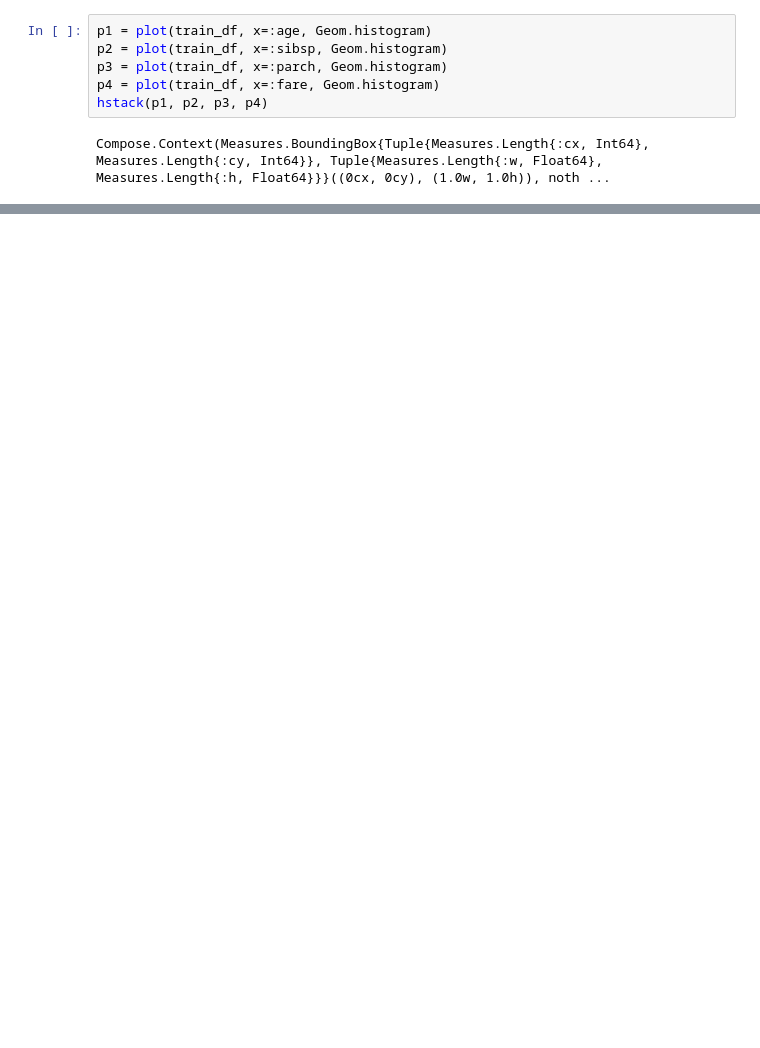
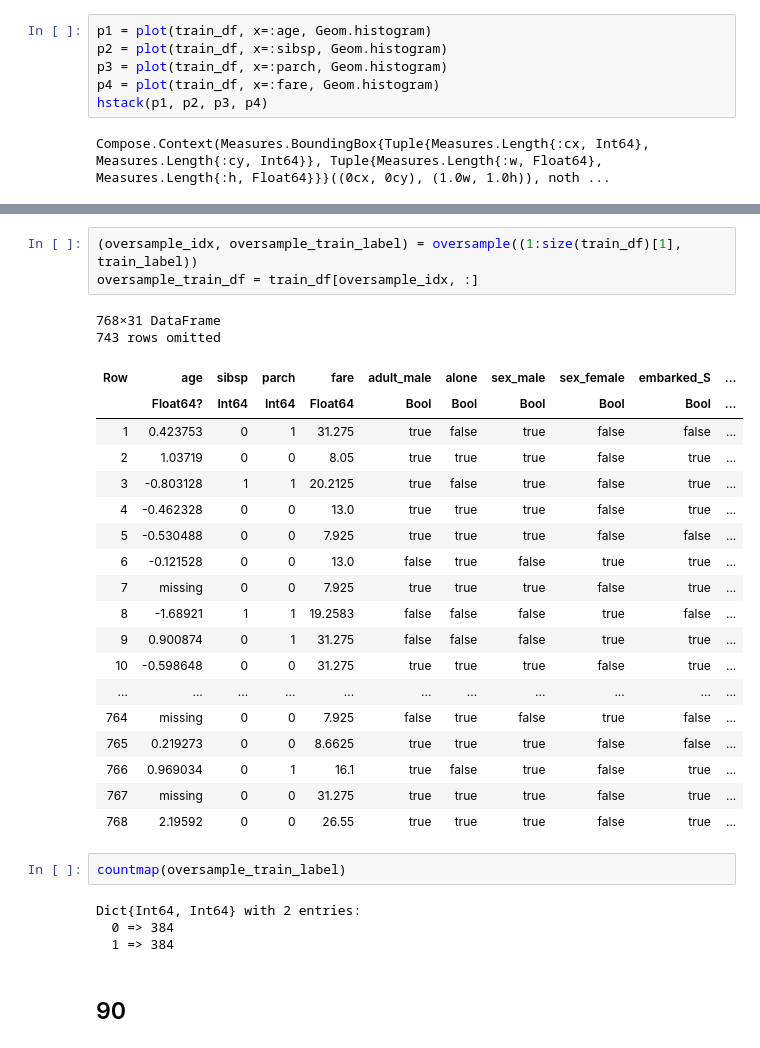
Before and after one commit to ktman-ktman/100knock-process-visualization, a Jupyter notebook: notebook/julia/chapter7.ipynb, the cells around one changed output, grey strips where cells are left out. Saved outputs shown, nothing was run; the diff lists cells and outputs as text; blank space fills up the shorter version.

```diff
--- a/notebook/julia/chapter7.ipynb
+++ b/notebook/julia/chapter7.ipynb
@@ -362,0 +553,32 @@ p1.layers
+# %%
+(oversample_idx, oversample_train_label) = oversample((1:size(train_df)[1], train_label))
+oversample_train_df = train_df[oversample_idx, :]
+# %% [output]
+768×31 DataFrame
+743 rows omitted
+| Row | age | sibsp | parch | fare | adult_male | alone | sex_male | sex_female | embarked_S | ... |
+|  | Float64? | Int64 | Int64 | Float64 | Bool | Bool | Bool | Bool | Bool | ... |
+| 1 | 0.423753 | 0 | 1 | 31.275 | true | false | true | false | false | ... |
+| 2 | 1.03719 | 0 | 0 | 8.05 | true | true | true | false | true | ... |
+| 3 | -0.803128 | 1 | 1 | 20.2125 | true | false | true | false | true | ... |
+| 4 | -0.462328 | 0 | 0 | 13.0 | true | true | true | false | true | ... |
+| 5 | -0.530488 | 0 | 0 | 7.925 | true | true | true | false | false | ... |
+| 6 | -0.121528 | 0 | 0 | 13.0 | false | true | false | true | true | ... |
+| 7 | missing | 0 | 0 | 7.925 | true | true | true | false | true | ... |
+| 8 | -1.68921 | 1 | 1 | 19.2583 | false | false | false | true | false | ... |
+| 9 | 0.900874 | 0 | 1 | 31.275 | false | false | false | true | true | ... |
+| 10 | -0.598648 | 0 | 0 | 31.275 | true | true | true | false | true | ... |
+| ... | ... | ... | ... | ... | ... | ... | ... | ... | ... | ... |
+| 764 | missing | 0 | 0 | 7.925 | false | true | false | true | false | ... |
+| 765 | 0.219273 | 0 | 0 | 8.6625 | true | true | true | false | false | ... |
+| 766 | 0.969034 | 0 | 1 | 16.1 | true | false | true | false | true | ... |
+| 767 | missing | 0 | 0 | 31.275 | true | true | true | false | true | ... |
+| 768 | 2.19592 | 0 | 0 | 26.55 | true | true | true | false | true | ... |
+# %%
+countmap(oversample_train_label)
+# %% [output]
+Dict{Int64, Int64} with 2 entries:
+  0 => 384
+  1 => 384
+# %% [markdown]
+## 90
```
Also changed, not shown: parts of 27 cells of this notebook, 2 other files.
